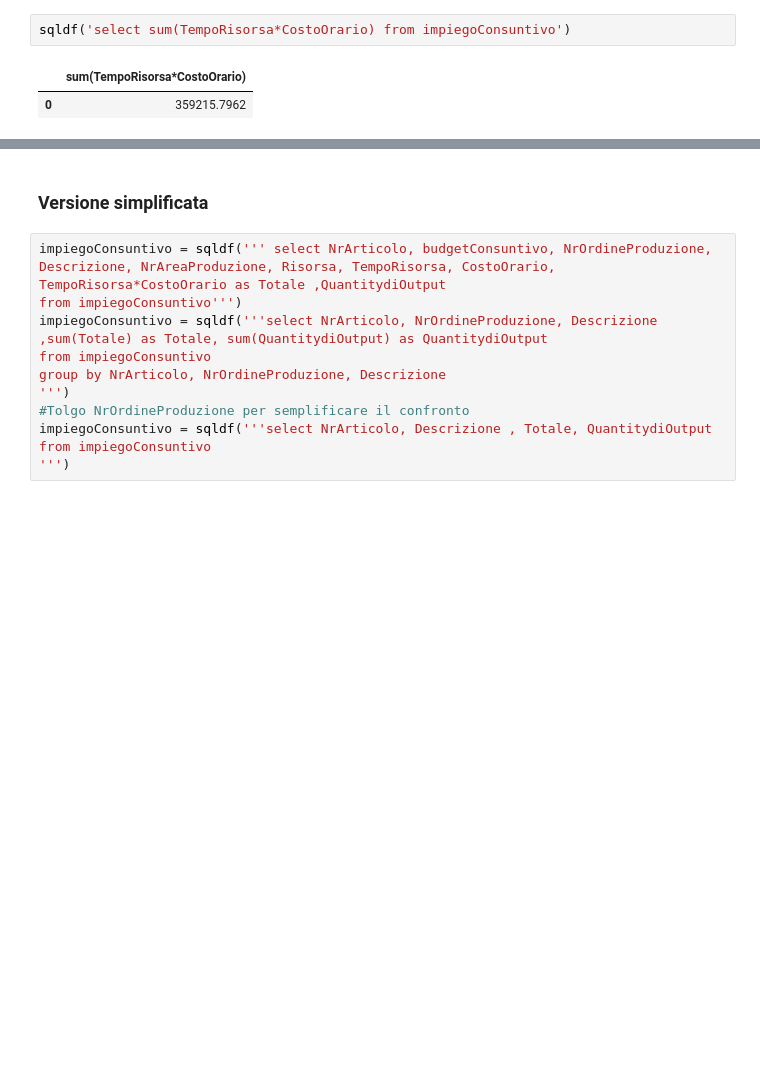
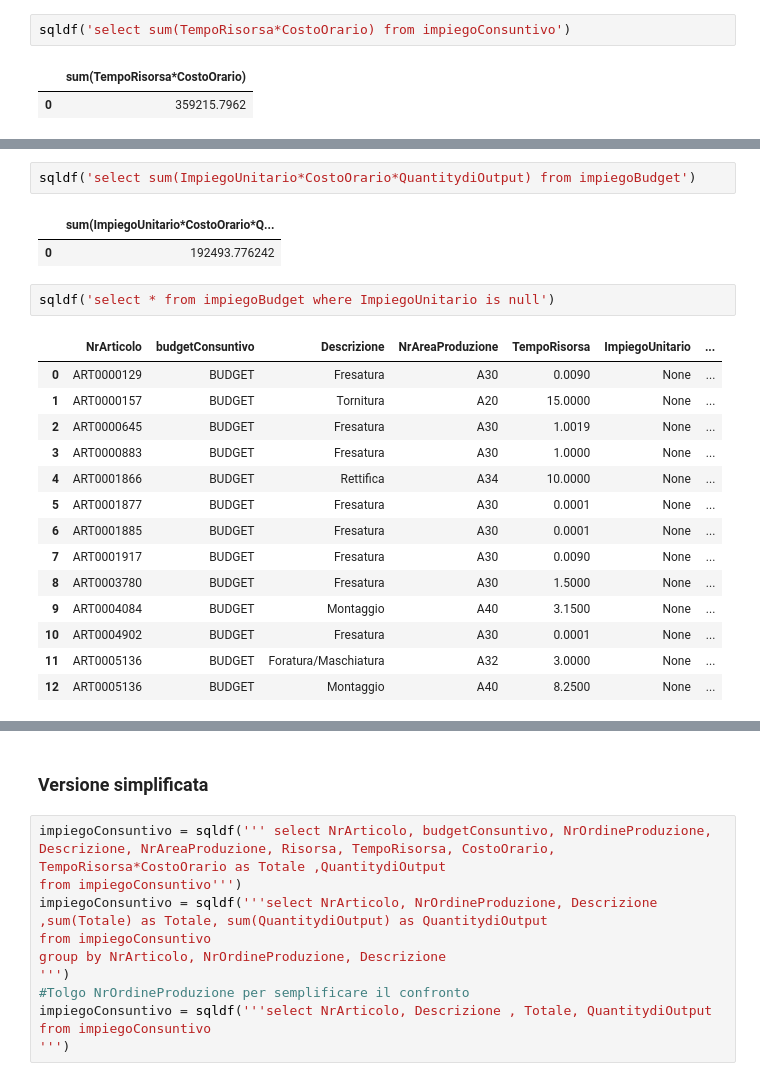
Before and after one commit to VinciGit00/SCGProject, a Jupyter notebook: Datasets/DataElaboration/TotaleDavidExtended.ipynb, the cells around one changed output, grey strips where cells are left out. Drawn from its saved outputs; the diff is of its cells as text; blank space fills up the shorter version.

Commit message:
Scostamento Volume Impiego Prezzo per le lavorazioni interne

```diff
--- a/Datasets/DataElaboration/TotaleDavidExtended.ipynb
+++ b/Datasets/DataElaboration/TotaleDavidExtended.ipynb
@@ -389,0 +430,22 @@ from impiegoConsuntivo''')
+# %%
+sqldf('select sum(ImpiegoUnitario*CostoOrario*QuantitydiOutput) from impiegoBudget')
+# %% [output]
+|  | sum(ImpiegoUnitario*CostoOrario*Q... |
+| 0 | 192493.776242 |
+# %%
+sqldf('select * from impiegoBudget where ImpiegoUnitario is null')
+# %% [output]
+|  | NrArticolo | budgetConsuntivo | Descrizione | NrAreaProduzione | TempoRisorsa | ImpiegoUnitario | ... |
+| 0 | ART0000129 | BUDGET | Fresatura | A30 | 0.0090 | None | ... |
+| 1 | ART0000157 | BUDGET | Tornitura | A20 | 15.0000 | None | ... |
+| 2 | ART0000645 | BUDGET | Fresatura | A30 | 1.0019 | None | ... |
+| 3 | ART0000883 | BUDGET | Fresatura | A30 | 1.0000 | None | ... |
+| 4 | ART0001866 | BUDGET | Rettifica | A34 | 10.0000 | None | ... |
+| 5 | ART0001877 | BUDGET | Fresatura | A30 | 0.0001 | None | ... |
+| 6 | ART0001885 | BUDGET | Fresatura | A30 | 0.0001 | None | ... |
+| 7 | ART0001917 | BUDGET | Fresatura | A30 | 0.0090 | None | ... |
+| 8 | ART0003780 | BUDGET | Fresatura | A30 | 1.5000 | None | ... |
+| 9 | ART0004084 | BUDGET | Montaggio | A40 | 3.1500 | None | ... |
+| 10 | ART0004902 | BUDGET | Fresatura | A30 | 0.0001 | None | ... |
+| 11 | ART0005136 | BUDGET | Foratura/Maschiatura | A32 | 3.0000 | None | ... |
+| 12 | ART0005136 | BUDGET | Montaggio | A40 | 8.2500 | None | ... |
```
Also changed, not shown: parts of 22 cells of this notebook.
